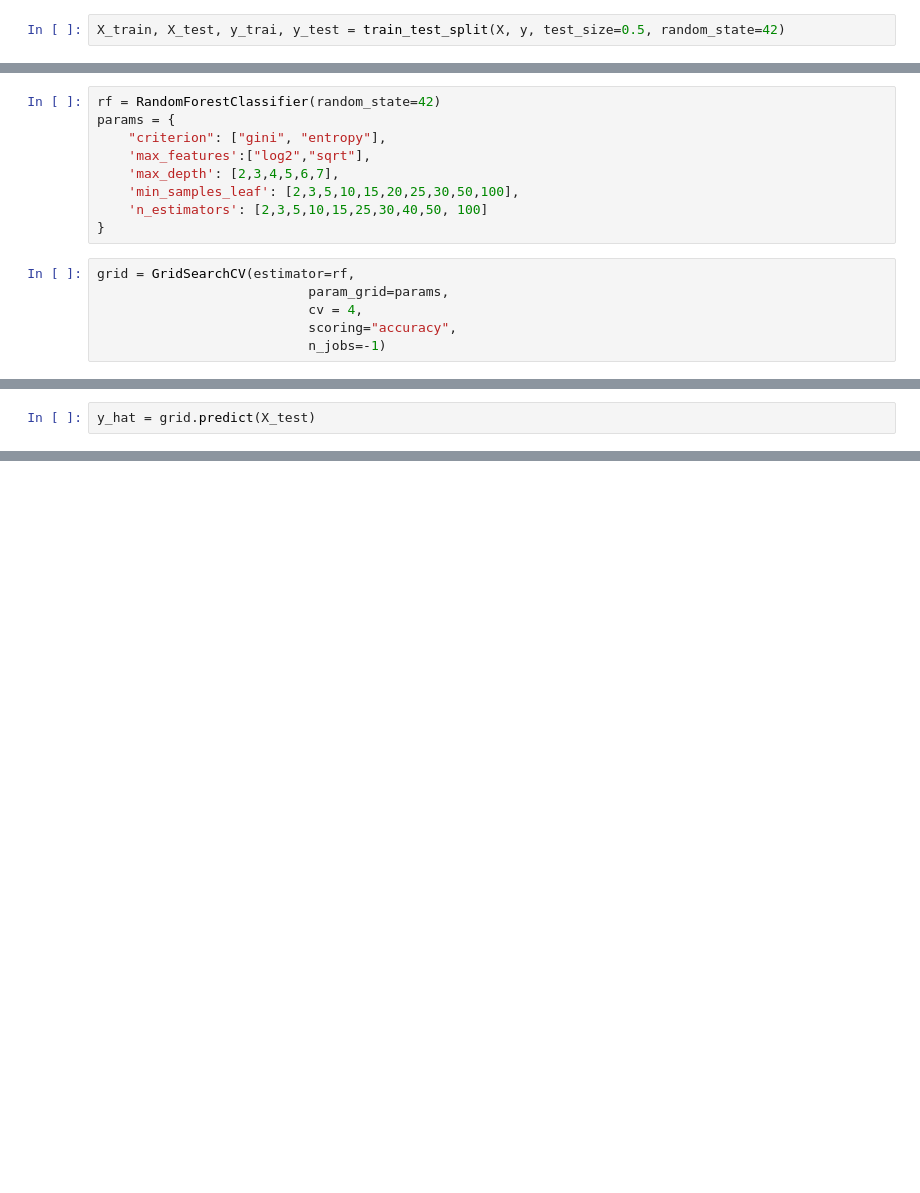
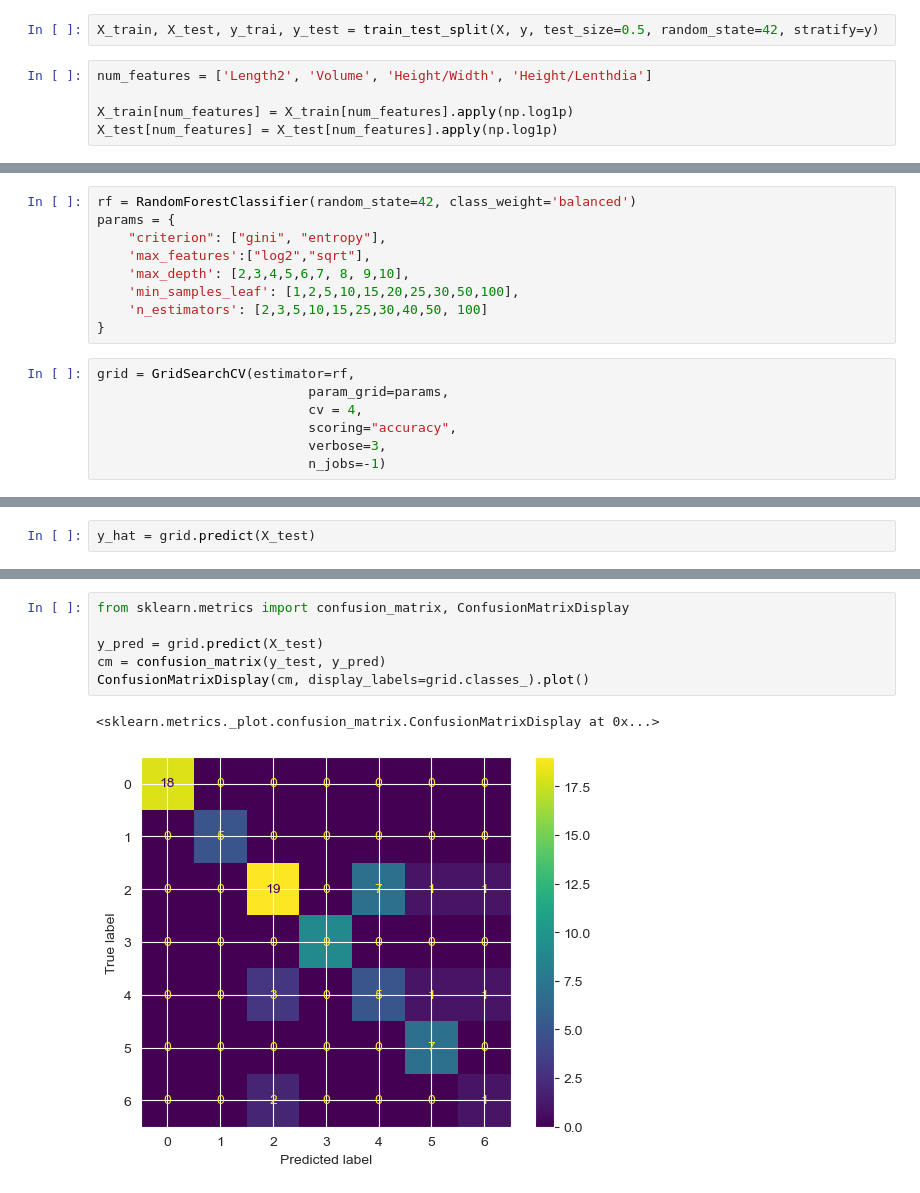
Before and after one commit to yuliapuga/fish_hackathon, a Jupyter notebook: rf_fish.ipynb, the cells around one changed output, grey strips where cells are left out. Cells and saved outputs as stored; diff of their text form; blank space fills up the shorter version.

```diff
--- a/rf_fish.ipynb
+++ b/rf_fish.ipynb
@@ -121,7 +162,12 @@ y = df['Species']
 # %%
 from sklearn.model_selection import train_test_split
 # %%
-X_train, X_test, y_trai, y_test = train_test_split(X, y, test_size=0.5, random_state=42)
+X_train, X_test, y_trai, y_test = train_test_split(X, y, test_size=0.5, random_state=42, stratify=y)
+# %%
+num_features = ['Length2', 'Volume', 'Height/Width', 'Height/Lenthdia']
+
+X_train[num_features] = X_train[num_features].apply(np.log1p)
+X_test[num_features] = X_test[num_features].apply(np.log1p)
 # %%
 from sklearn.ensemble import RandomForestClassifier
 # %%
@@ -138,12 +233,12 @@ model.oob_score_
 # %%
 from sklearn.model_selection import GridSearchCV
 # %%
-rf = RandomForestClassifier(random_state=42)
+rf = RandomForestClassifier(random_state=42, class_weight='balanced')
 params = {
     "criterion": ["gini", "entropy"],
     'max_features':["log2","sqrt"],
-    'max_depth': [2,3,4,5,6,7],
-    'min_samples_leaf': [2,3,5,10,15,20,25,30,50,100],
+    'max_depth': [2,3,4,5,6,7, 8, 9,10],
+    'min_samples_leaf': [1,2,5,10,15,20,25,30,50,100],
     'n_estimators': [2,3,5,10,15,25,30,40,50, 100]
 }
 # %%
@@ -151,6 +246,7 @@ grid = GridSearchCV(estimator=rf,
                            param_grid=params,
                            cv = 4,
                            scoring="accuracy",
+                           verbose=3,
                            n_jobs=-1)
 # %%
 grid.fit(X_train, y_trai)
@@ -200,0 +299,9 @@ weighted avg       0.85      0.88      0.86        80
+# %%
+from sklearn.metrics import confusion_matrix, ConfusionMatrixDisplay
+
+y_pred = grid.predict(X_test)
+cm = confusion_matrix(y_test, y_pred)
+ConfusionMatrixDisplay(cm, display_labels=grid.classes_).plot()
+# %% [output]
+<sklearn.metrics._plot.confusion_matrix.ConfusionMatrixDisplay at 0x...>
+[figure, added]
```
Also changed, not shown: parts of 22 cells of this notebook, 1 other file.
